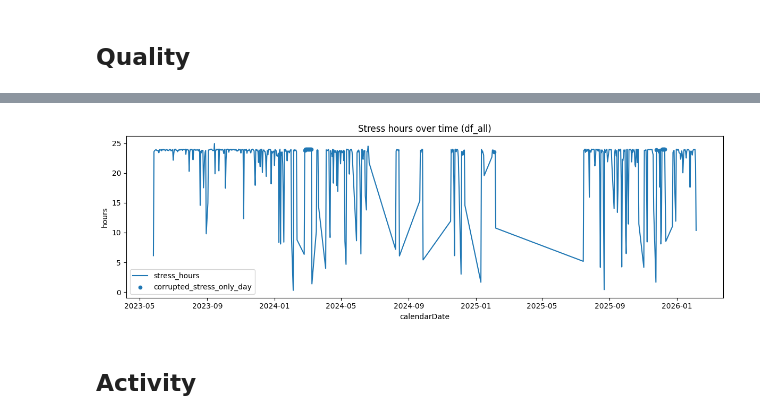
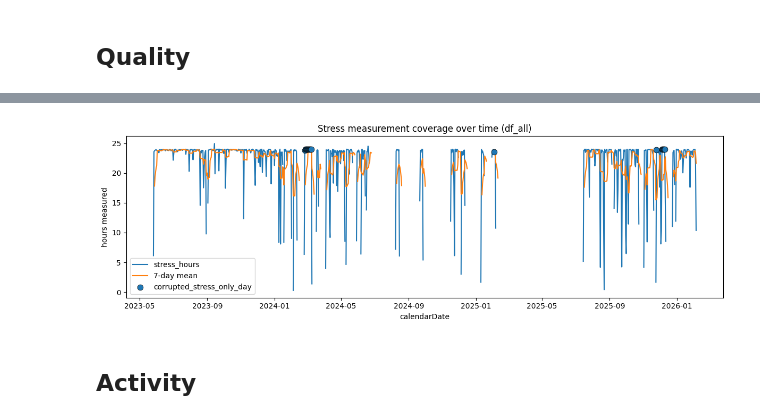
Before and after one commit to AlexBatrakov/wearable-analytics, a Jupyter notebook: notebooks/02_eda_timeseries.ipynb, the cells around one changed output, grey strips where cells are left out. Drawn from its saved outputs; the diff is of its cells as text; code cells hidden in the pictures.

```diff
--- a/notebooks/02_eda_timeseries.ipynb
+++ b/notebooks/02_eda_timeseries.ipynb
@@ -13,7 +13,7 @@ import matplotlib.pyplot as plt
 
 from garmin_analytics.eda import prepare as eda_prepare
 
-SAVE_FIGS: bool = False
+SAVE_FIGS: bool = True
 FIG_DIR = Path("reports/figures/timeseries")
 DPI = 150
 FIG_FMT = "png"
@@ -129,29 +165,43 @@ _plot_line_with_roll(df_all, 'quality_score', 'Quality score over time (df_all)'
 # %%
 if 'stress_hours' not in df_all.columns:
     print('Skip: missing column stress_hours')
 else:
     fig, ax = plt.subplots(figsize=(12, 4))
-    ax.plot(df_all['calendarDate'], pd.to_numeric(df_all['stress_hours'], errors='coerce'), label='stress_hours')
+    stress_s = plot_ts_with_gaps(
+        ax,
+        df_all,
+        'calendarDate',
+        'stress_hours',
+        label='stress_hours',
+        rolling_days=7,
+    )
 
-    if 'corrupted_stress_only_day' in df_all.columns:
-        mask = df_all['corrupted_stress_only_day'].fillna(False).astype(bool)
-        if mask.any():
+    if 'corrupted_stress_only_day' in df_all.columns and not stress_s.empty:
+        corrupted = df_all[df_all['corrupted_stress_only_day'].fillna(False).astype(bool)].copy()
+        if not corrupted.empty:
+            corrupted['calendarDate'] = pd.to_datetime(corrupted['calendarDate'], errors='coerce').dt.normalize()
+            corrupted = corrupted.dropna(subset=['calendarDate'])
+            y_corrupted = stress_s.reindex(corrupted['calendarDate'])
             ax.scatter(
-                df_all.loc[mask, 'calendarDate'],
-                pd.to_numeric(df_all.loc[mask, 'stress_hours'], errors='coerce'),
+                corrupted['calendarDate'],
+                y_corrupted.values,
+                s=60,
+                marker='o',
+                edgecolors='k',
+                linewidths=0.5,
+                zorder=5,
                 label='corrupted_stress_only_day',
-                s=20,
             )
 
-    ax.set_title('Stress hours over time (df_all)')
+    ax.set_title('Stress measurement coverage over time (df_all)')
     ax.set_xlabel('calendarDate')
-    ax.set_ylabel('hours')
+    ax.set_ylabel('hours measured')
     ax.legend()
     fig.tight_layout()
     maybe_save(fig, 'stress_hours_all')
     plt.show()
 # %% [output]
-[figure, old version]
+[figure, new version]
 # %% [markdown]
 ## Activity
 # %%
```
Also changed, not shown: parts of 12 cells of this notebook, 1 other file.
